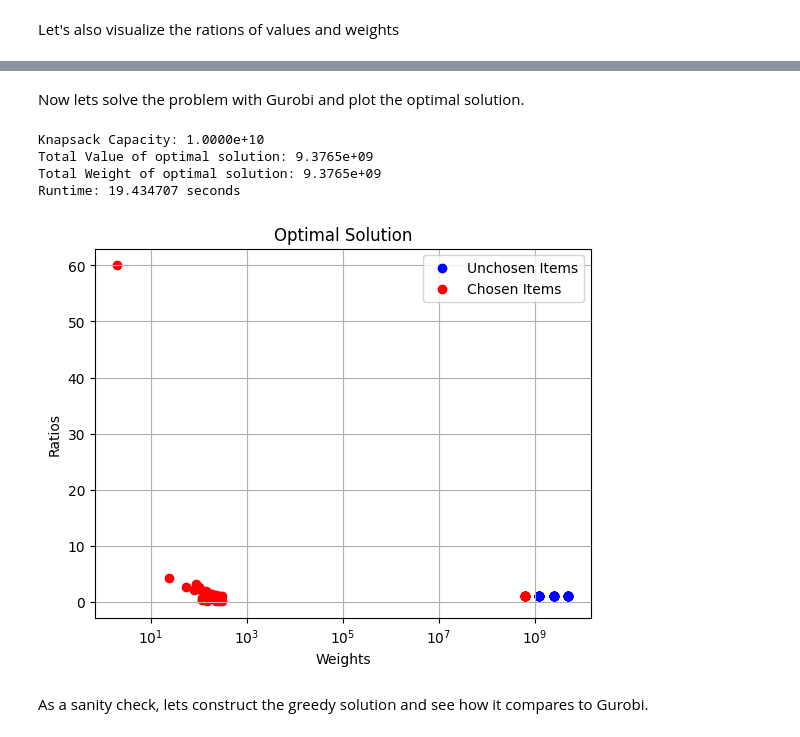
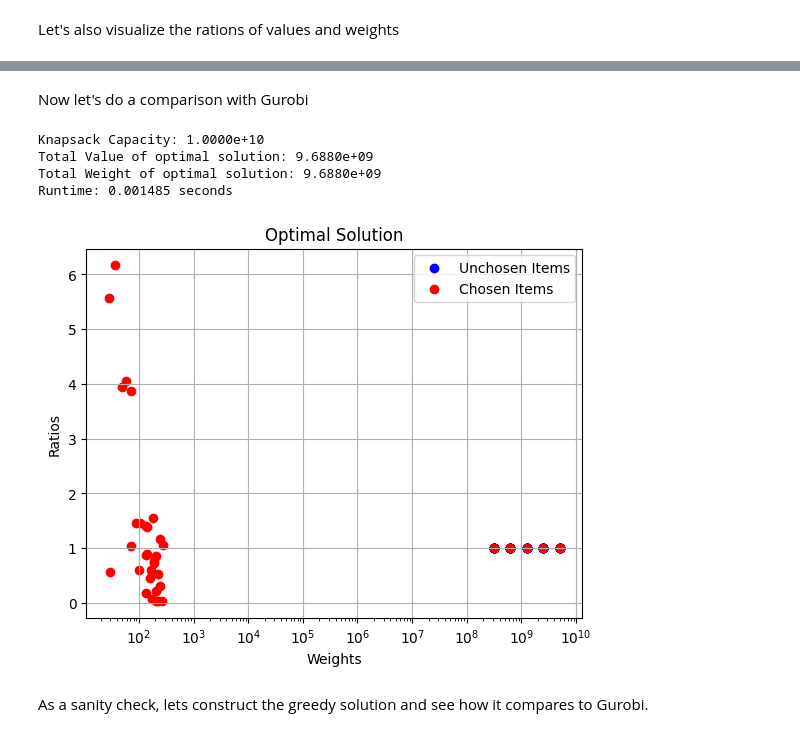
Before and after one commit to jhoule42/xQAOA_unit_commitment, a Jupyter notebook: demo.ipynb, the cells around one changed output, grey strips where cells are left out. Cells and saved outputs as stored; diff of their text form; code cells hidden in the pictures.

Commit message:
add demo nb that takes in precollected instances

```diff
--- a/demo.ipynb
+++ b/demo.ipynb
@@ -33,0 +66,23 @@ frac 0.06274241461651246
+# %%
+instance=instances[0]
+weights = np.array(instance["weights"])
+values = np.array(instance["values"])
+capacity = instance["capacity"]
+type_ = instance["type"]
+k = instance["k"]
+print(f'The value of k to construct the warm-start solution is {k}')
+n=instance["n"]
+print(f'This instance is of type {instance["type"]}')
+ratios = values / weights
+if instance["type"]=="from_hard_paper":
+    OG=0.1
+else:
+    OG=1e-9
+result_gurobi = gurobi_knapsack_solver(values, weights, capacity, verbose=False,
+                                            time_limit=60,
+                                            optimality_gap=OG,
+                                            feasibility_tolerance=1e-9)
+
+optimal_value = result_gurobi['total_value']
+optimal_weight = result_gurobi['total_weight']
+print(f'Does the capacity exceed the optimal weight solution found from Gurobi? {capacity>=optimal_weight}')
@@ -112,37 +165,30 @@ plt.show()
 # %% [markdown]
-Now lets solve the problem with Gurobi and plot the optimal solution.
+Now let's do a comparison with Gurobi
 # %%
 # Solve the knapsack problem using Gurobi
-result_gurobi = gurobi_knapsack_solver(values, weights, capacity, verbose=False,
-                                        optimality_gap=1e-20,
-                                        feasibility_tolerance=1e-9)
-
-optimal_value = result_gurobi['total_value']
-optimal_weight = result_gurobi['total_weight']
-
 print(f"Knapsack Capacity: {format(capacity,'.4e')}")
 print(f"Total Value of optimal solution: {format(result_gurobi['total_value'],'.4e')}")
 print(f"Total Weight of optimal solution: {format(result_gurobi['total_weight'],'.4e')}")
 print(f"Runtime: {result_gurobi['runtime']:.6f} seconds")
 
 # Lets also plot the Gurobi solutions
 soln_mask = np.array([c == '1' for c in result_gurobi['bitstring']], dtype=bool)
 plt.figure()
 plt.scatter(weights[~soln_mask], ratios[~soln_mask],  color='blue', marker='o', label='Unchosen Items')
 plt.scatter(weights[soln_mask], ratios[soln_mask],  color='red', marker='o', label='Chosen Items')
 plt.title('Optimal Solution')
 plt.ylabel('Ratios')
 plt.xlabel('Weights')
 plt.xscale('log')
 plt.legend()
 plt.grid(True)
 plt.show()
 # %% [output]
 Knapsack Capacity: 1.0000e+10
-Total Value of optimal solution: 9.3765e+09
-Total Weight of optimal solution: 9.3765e+09
-Runtime: 19.434707 seconds
+Total Value of optimal solution: 9.6880e+09
+Total Weight of optimal solution: 9.6880e+09
+Runtime: 0.001485 seconds
-[figure, old version]
+[figure, new version]
 # %% [markdown]
 As a sanity check, lets construct the greedy solution and see how it compares to Gurobi.
 # %%
```
Also changed, not shown: parts of 20 cells of this notebook, 2 other files.
